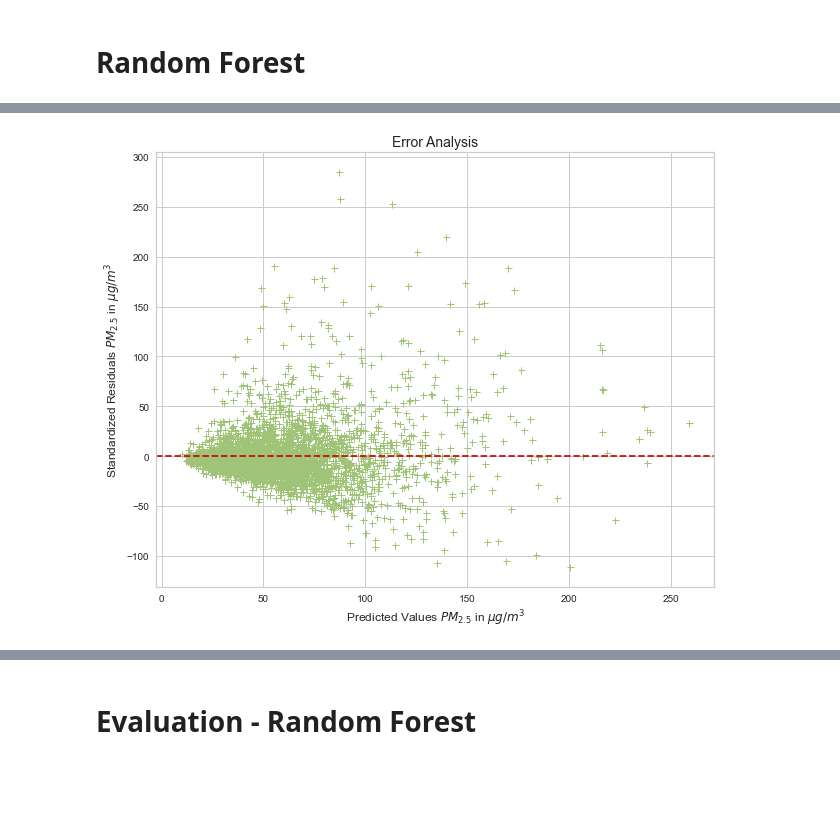
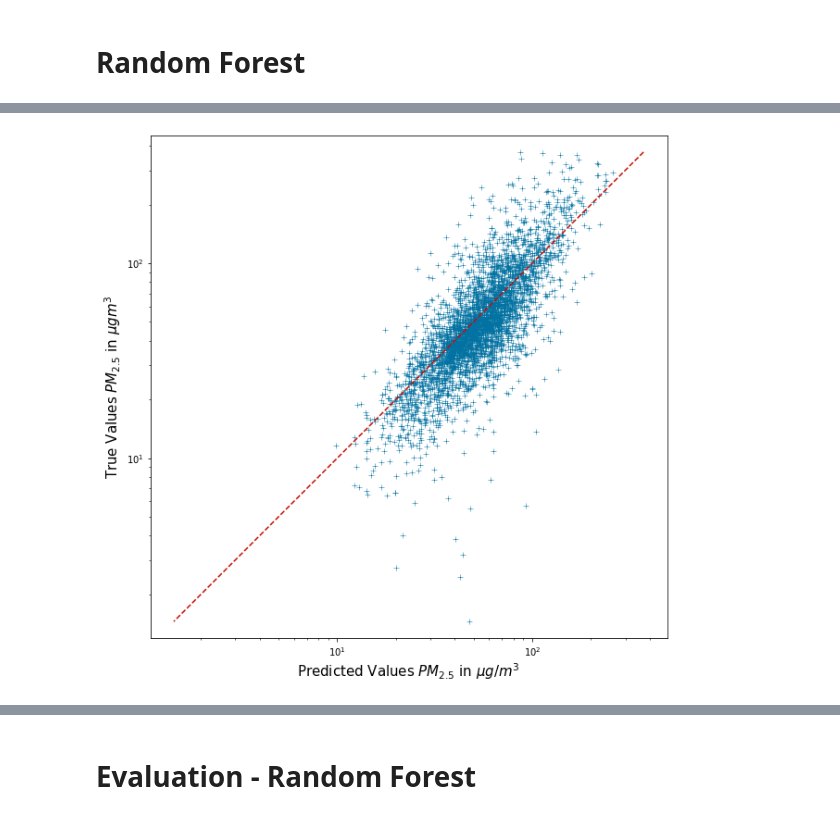
Before and after one commit to JeromeSauer/Project2_AirQuality, a Jupyter notebook: Project2_Modelling.ipynb, the cells around one changed output, grey strips where cells are left out. Cells and saved outputs as stored; diff of their text form; code cells hidden in the pictures; blank space fills up the shorter version.

```diff
--- a/Project2_Modelling.ipynb
+++ b/Project2_Modelling.ipynb
@@ -162,7 +215,2 @@ LinearRegression()
 # %% [markdown]
 # Decision Tree
-# %%
-from sklearn.tree import DecisionTreeRegressor
-
-tree=DecisionTreeRegressor()
-tree.fit(X_train,y_train)
@@ -173,3 +216,0 @@ y_pred_tree=tree.predict(X_test)
-# %%
-score=tree.score(X_test,y_test)
-print(f'R_squared: {score}')
@@ -177,0 +217,5 @@ R_squared: 0.26603169411916694
+# %%
+# creart instance of decision tree regression model and fit (train) it with train set
+
+tr = DecisionTreeRegressor()
+tr.fit(X_train, y_train)
@@ -248,4 +436,0 @@ plt.show()
-# %%
-y_pred_forest.shape[0]
-y_test=[val for i,val in enumerate(y_test)]
-y_pred=[val for i,val in enumerate(y_pred_forest)]
@@ -304,10 +491,16 @@ ax.plot(range(400),range(400),color='k')
 # %%
-fig=plt.figure(figsize=(10,8))
-plt.title('Error Analysis',fontsize=14)
-plt.xlabel('Predicted Values $PM_{2.5}$ in ${\mu g}/{m^{3}}$',fontsize=12)
-plt.ylabel('Standardized Residuals $PM_{2.5}$ in ${\mu g}/{m^{3}}$',fontsize=12)
-plt.scatter(y_pred_forest,residuals,marker='+',linewidths=1,color='g')
-plt.axhline(y=0, color='r', linestyle='--')
+# log scaled plot for observed against predicted values
+
+fig = plt.figure(figsize = (10,10))
+plt.scatter(y_pred_rf, y_test, marker = '+', linewidths = 0.5, color = 'b')
+plt.yscale('log')
+plt.xscale('log')
+ax1 = max(max(y_pred_rf), max(y_test))
+ax2 = min(min(y_pred_rf), min(y_test))
+plt.plot([ax1, ax2], [ax1, ax2], 'r--')
+plt.xlabel('Predicted Values $PM_{2.5}$ in ${\mu g}/{m^{3}}$', fontsize=15)
+plt.ylabel('True Values $PM_{2.5}$ in ${\mu g}{m^{3}}$', fontsize=15)
+plt.axis('equal')
 plt.show()
 # %% [output]
-[figure, old version]
+[figure, new version]
```
Also changed, not shown: parts of 74 cells of this notebook.
